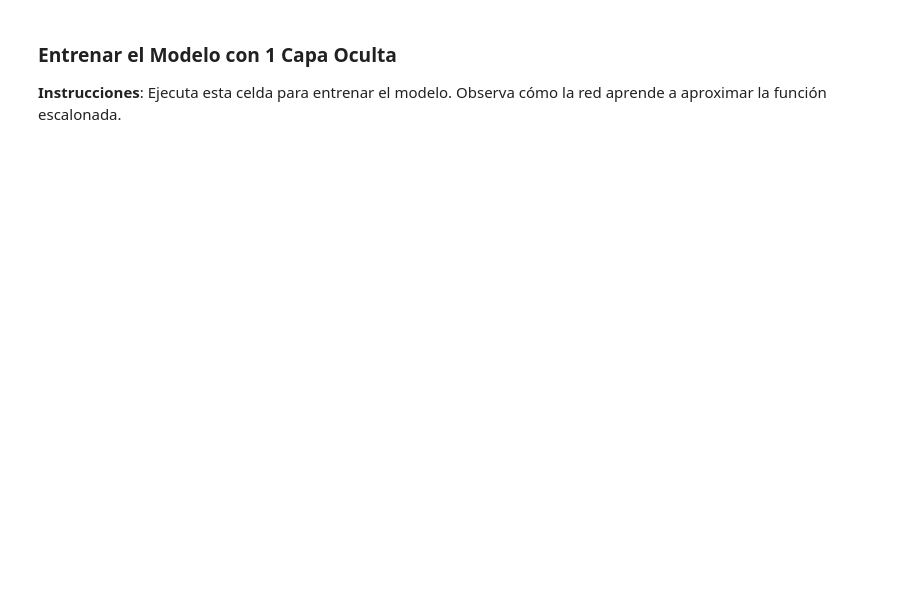
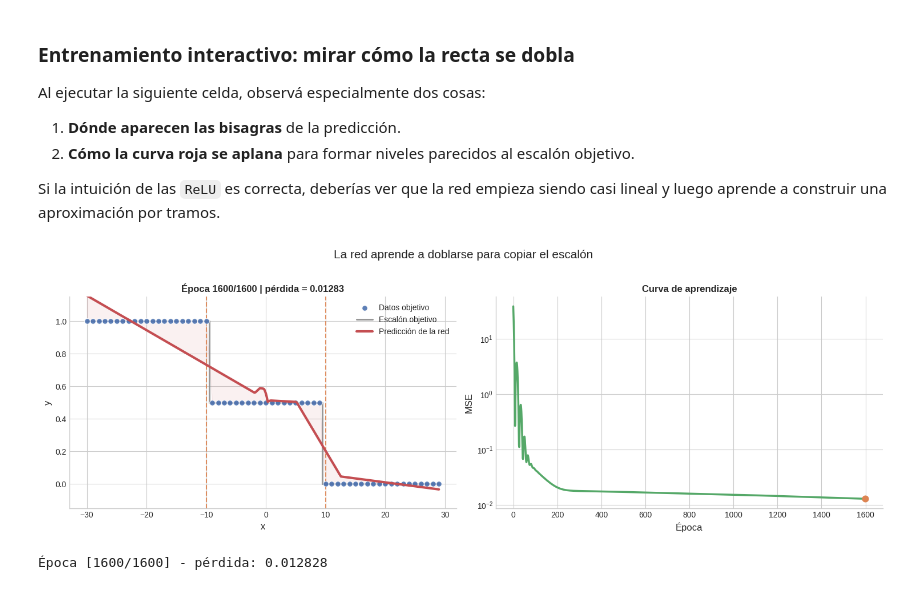
Before and after one commit to SantiagoVBlasL/aprendizaje-profundo-unsam, a Jupyter notebook: 01_intro_deep_learning/03_function_approximation_interactive.ipynb, the cells around one changed output. Drawn from its saved outputs; the diff is of its cells as text; code cells hidden in the pictures; blank space fills up the shorter version.

```diff
--- a/01_intro_deep_learning/03_function_approximation_interactive.ipynb
+++ b/01_intro_deep_learning/03_function_approximation_interactive.ipynb
@@ -71,9 +130,9 @@ Definimos una red neuronal flexible donde podemos configurar el número de neuro
 # %%
 class OneLayerNet(nn.Module):
-    """Red neuronal con una capa oculta."""
+    """Red neuronal con una capa oculta y activación ReLU."""
 
     def __init__(self, input_size, hidden_size, output_size):
-        super(OneLayerNet, self).__init__()
+        super().__init__()
         self.hidden = nn.Linear(input_size, hidden_size)
         self.output = nn.Linear(hidden_size, output_size)
 
@@ -82,10 +141,8 @@ class OneLayerNet(nn.Module):
         x = self.output(x)
         return x
 
-# Crear modelo
-hidden_neurons = 10  # CONFIGURABLE: Cambia este valor para experimentar
+hidden_neurons = 12
 model_1layer = OneLayerNet(input_size=1, hidden_size=hidden_neurons, output_size=1)
 
-print(f"Modelo con {hidden_neurons} neuronas en la capa oculta:")
 print(model_1layer)
-print(f"\nNúmero total de parámetros: {sum(p.numel() for p in model_1layer.parameters())}")
+print(f"Parámetros totales: {sum(p.numel() for p in model_1layer.parameters())}")
@@ -164,10 +285,24 @@ def train_and_visualize(model, X, Y, epochs=1000, lr=0.01, plot_every=100):
 
     return losses
 # %% [markdown]
-### Entrenar el Modelo con 1 Capa Oculta
+### Entrenamiento interactivo: mirar cómo la recta se dobla
 
-**Instrucciones**: Ejecuta esta celda para entrenar el modelo. Observa cómo la red aprende a aproximar la función escalonada.
+Al ejecutar la siguiente celda, observá especialmente dos cosas:
+
+1. **Dónde aparecen las bisagras** de la predicción.
+2. **Cómo la curva roja se aplana** para formar niveles parecidos al escalón objetivo.
+
+Si la intuición de las `ReLU` es correcta, deberías ver que la red empieza siendo casi lineal y luego aprende a construir una aproximación por tramos.
 # %%
-# Entrenar el modelo
-print(f"Entrenando red con 1 capa oculta ({hidden_neurons} neuronas)...\n")
-losses_1layer = train_and_visualize(model_1layer, X, Y, epochs=2000, lr=0.01, plot_every=200)
+print(f"Entrenando red con 1 capa oculta y {hidden_neurons} neuronas...\n")
+losses_1layer = train_and_visualize(
+    model_1layer,
+    X,
+    Y,
+    epochs=1600,
+    lr=0.01,
+    plot_every=200,
+ )
+# %% [output]
+[figure, added]
+Época [1600/1600] - pérdida: 0.012828
```
Also changed, not shown: parts of 30 cells of this notebook.
